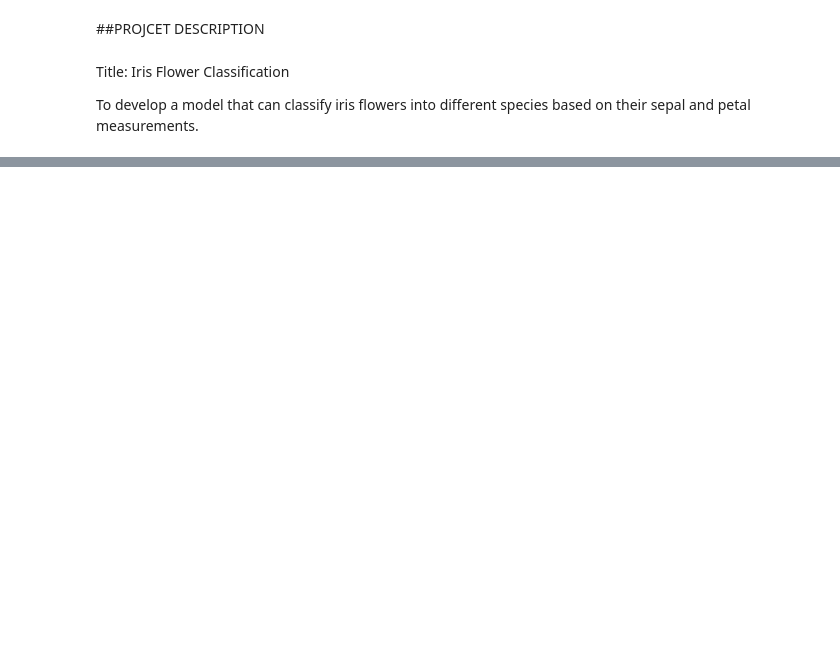
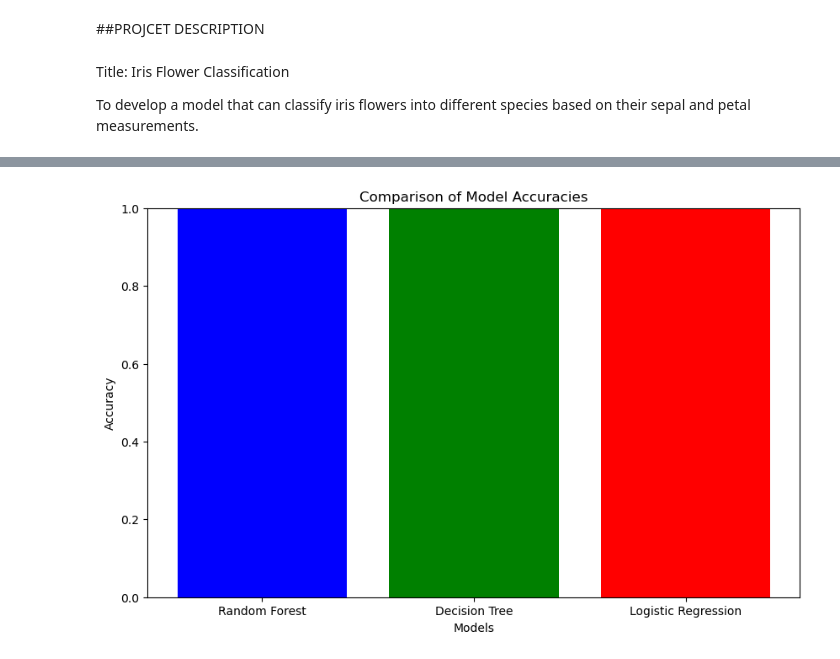
Before and after one commit to thesocialesther/CODSOFT, a Jupyter notebook: codsoft_task2.ipynb, the cells around one changed output, grey strips where cells are left out. Saved outputs shown, nothing was run; the diff lists cells and outputs as text; code cells hidden in the pictures; blank space fills up the shorter version.

```diff
--- a/codsoft_task2.ipynb
+++ b/codsoft_task2.ipynb
@@ -78,0 +194,22 @@ ValueError: Unknown label type: unknown. Maybe you are trying to fit a classifie
+# %%
+import matplotlib.pyplot as plt
+
+# Accuracy scores of the models
+accuracy_rf = accuracy_score(y_test, model.predict(x_test))
+accuracy_dt = accuracy_score(y_test, model2.predict(x_test))
+accuracy_lr = accuracy_score(y_test, model3.predict(x_test))
+
+# Model names and their corresponding accuracy scores
+models = ['Random Forest', 'Decision Tree', 'Logistic Regression']
+accuracies = [accuracy_rf, accuracy_dt, accuracy_lr]
+
+# Plotting the bar graph
+plt.figure(figsize=(10, 6))
+plt.bar(models, accuracies, color=['blue', 'green', 'red'])
+plt.xlabel('Models')
+plt.ylabel('Accuracy')
+plt.title('Comparison of Model Accuracies')
+plt.ylim(0, 1)
+plt.show()
+# %% [output]
+[figure, added]
```
Also changed, not shown: parts of 19 cells of this notebook.
